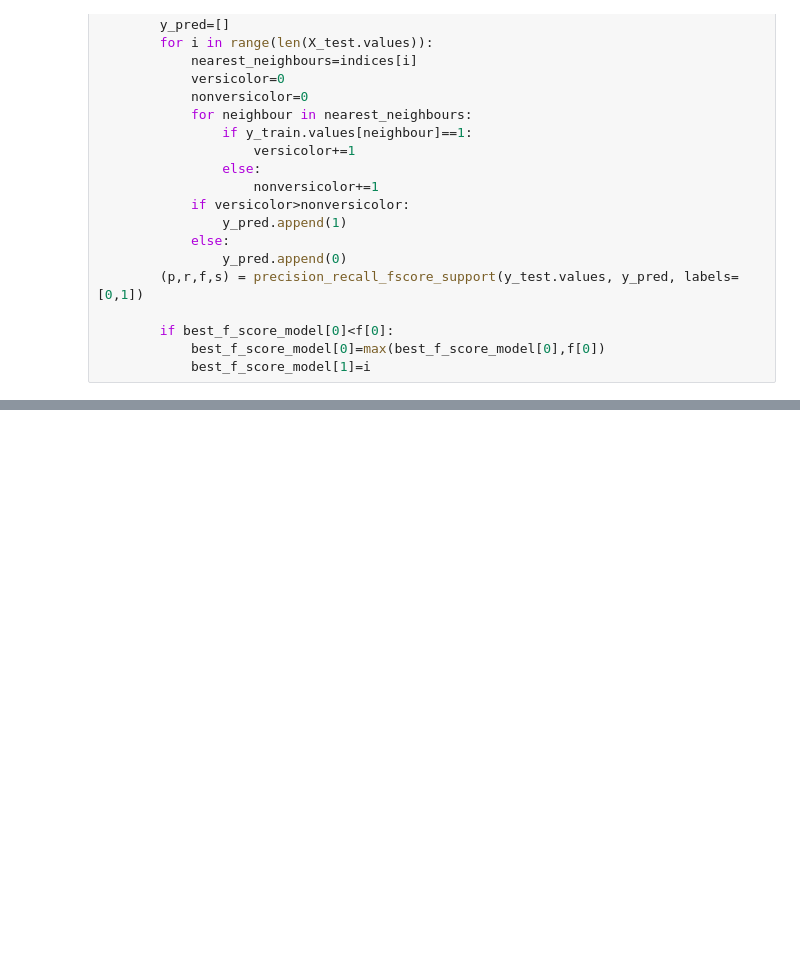
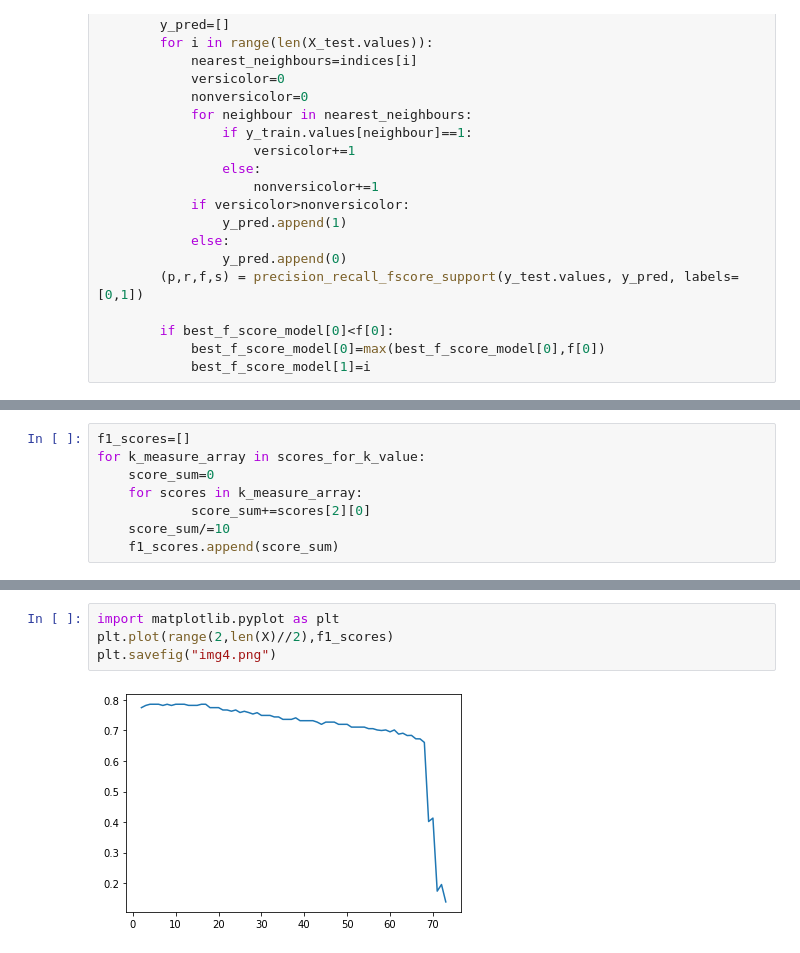
Before and after one commit to Dheeraj0650/cs5830-project4, a Jupyter notebook: cs6830 Project 4 part 2.ipynb, the cells around one changed output, grey strips where cells are left out. Saved outputs shown, nothing was run; the diff lists cells and outputs as text; blank space fills up the shorter version.

```diff
--- a/cs6830 Project 4 part 2.ipynb
+++ b/cs6830 Project 4 part 2.ipynb
@@ -147,0 +248,8 @@ for i in range(2,len(X)//2):
+# %%
+f1_scores=[]
+for k_measure_array in scores_for_k_value:
+    score_sum=0
+    for scores in k_measure_array:
+            score_sum+=scores[2][0]
+    score_sum/=10
+    f1_scores.append(score_sum)
@@ -148,3 +277,9 @@ for i in range(2,len(X)//2):
+# %%
+import matplotlib.pyplot as plt
+plt.plot(range(2,len(X)//2),f1_scores)
+plt.savefig("img4.png")
+# %% [output]
+[figure, added]
 # %%
 X = df_filtered[["sepal length", "sepal width", "petal length", "petal width"]].values
 Y=df_filtered['class'].values
```
Also changed, not shown: parts of 14 cells of this notebook, 2 other files.
